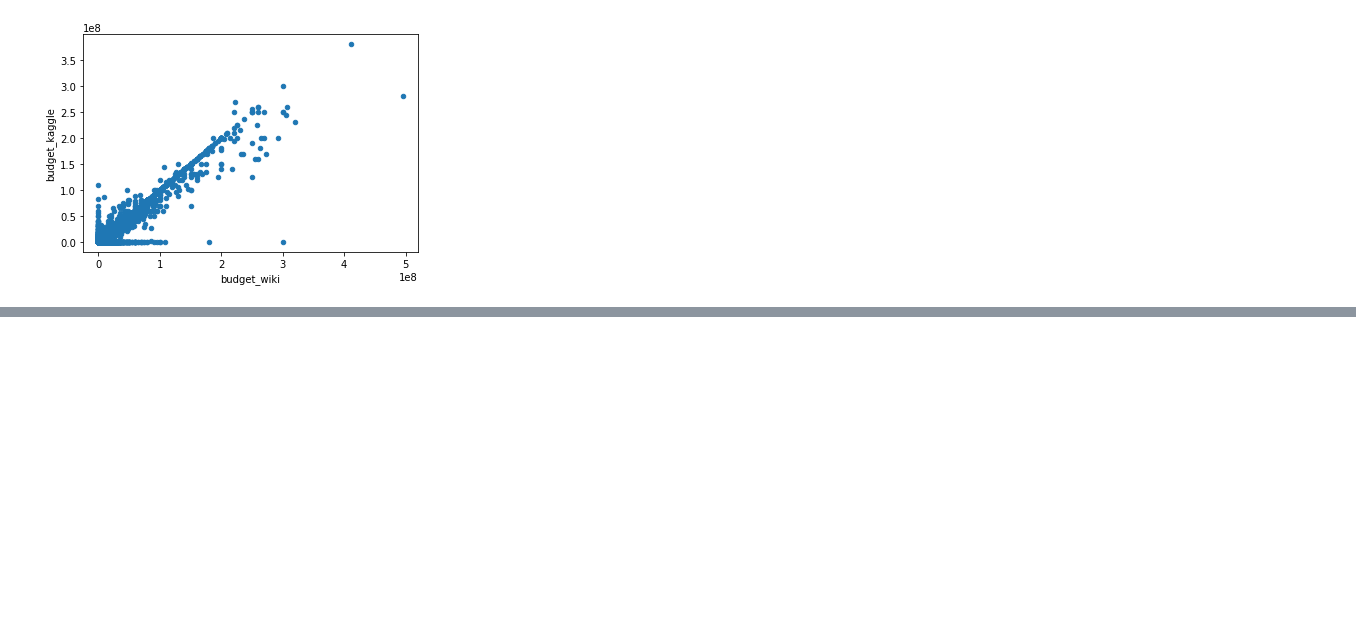
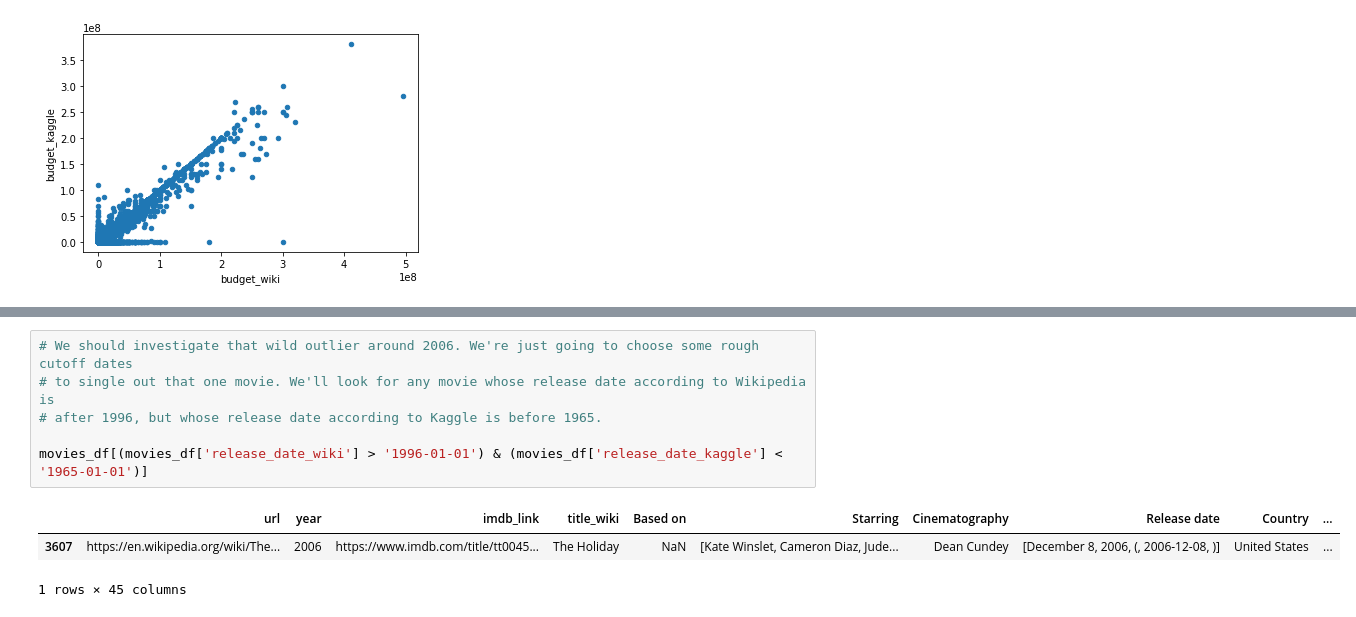
Before and after one commit to Jflux05/Movies-ETL, a Jupyter notebook: movies_ETL.ipynb, the cells around one changed output, grey strips where cells are left out. Cells and saved outputs as stored; diff of their text form; blank space fills up the shorter version.

```diff
--- a/movies_ETL.ipynb
+++ b/movies_ETL.ipynb
@@ -912,0 +958,10 @@ movies_df.fillna(0).plot(x='budget_wiki',y='budget_kaggle', kind='scatter')
+# %%
+# We should investigate that wild outlier around 2006. We're just going to choose some rough cutoff dates
+# to single out that one movie. We'll look for any movie whose release date according to Wikipedia is
+# after 1996, but whose release date according to Kaggle is before 1965.
+
+movies_df[(movies_df['release_date_wiki'] > '1996-01-01') & (movies_df['release_date_kaggle'] < '1965-01-01')]
+# %% [output]
+|  | url | year | imdb_link | title_wiki | Based on | Starring | Cinematography | Release date | Country | ... |
+| 3607 | https://en.wikipedia.org/wiki/The... | 2006 | https://www.imdb.com/title/tt0045... | The Holiday | NaN | [Kate Winslet, Cameron Diaz, Jude... | Dean Cundey | [December 8, 2006, (, 2006-12-08, )] | United States | ... |
+1 rows × 45 columns
```
Also changed, not shown: parts of 9 cells of this notebook, 2 other files.
